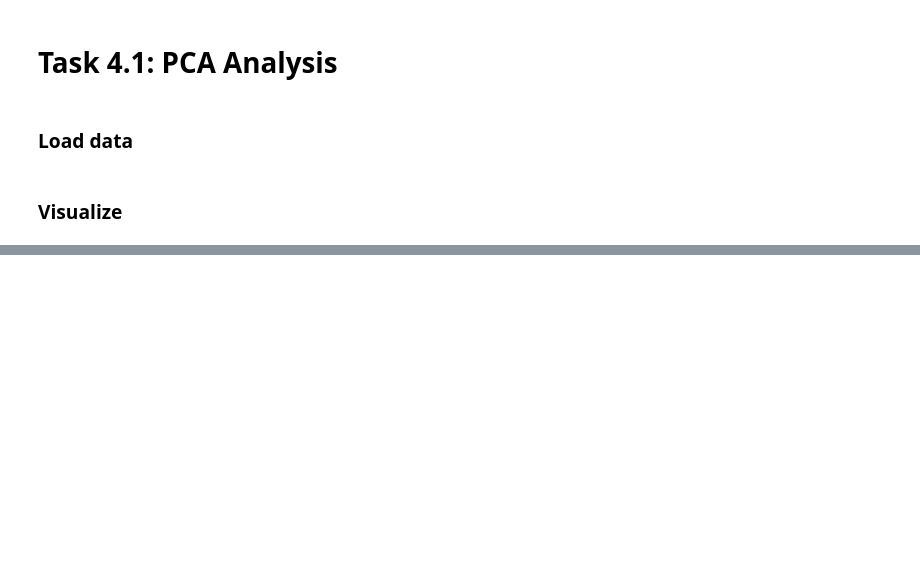
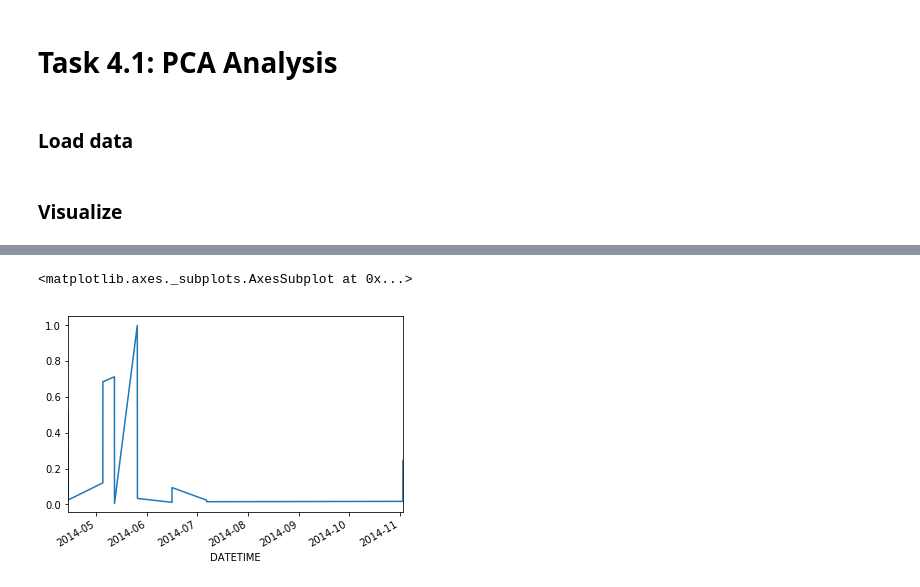
Before and after one commit to Lingygao/cyberdata, a Jupyter notebook: Lab 2/4. PCA/4.1 - PCA.ipynb, the cells around one changed output, grey strips where cells are left out. Cells and saved outputs as stored; diff of their text form; code cells hidden in the pictures; blank space fills up the shorter version.

```diff
--- a/Lab 2/4. PCA/4.1 - PCA.ipynb
+++ b/Lab 2/4. PCA/4.1 - PCA.ipynb
@@ -54,0 +52,2 @@ plt.show()
+# %%
+_, residuals, _ = pca_model(X_train, X_train_raw.index, y_train, n_components=4)
@@ -54,0 +56,7 @@ plt.show()
+# %%
+outliers = residuals[residuals > .005]
+# %%
+outliers.plot.line()
+# %% [output]
+<matplotlib.axes._subplots.AxesSubplot at 0x...>
+[figure, added]
```
Also changed, not shown: parts of 20 cells of this notebook, 1 other file.
